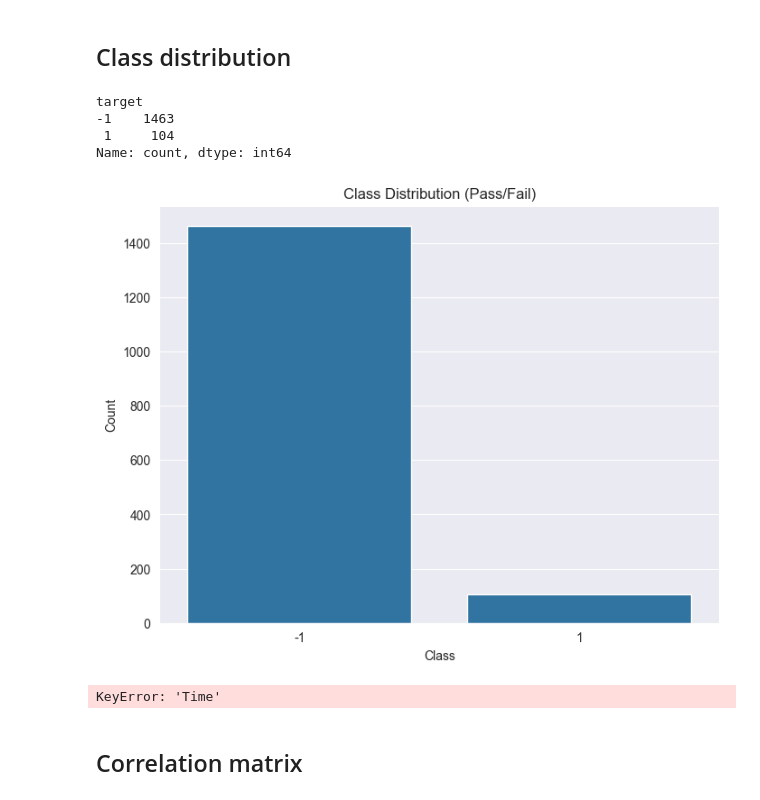
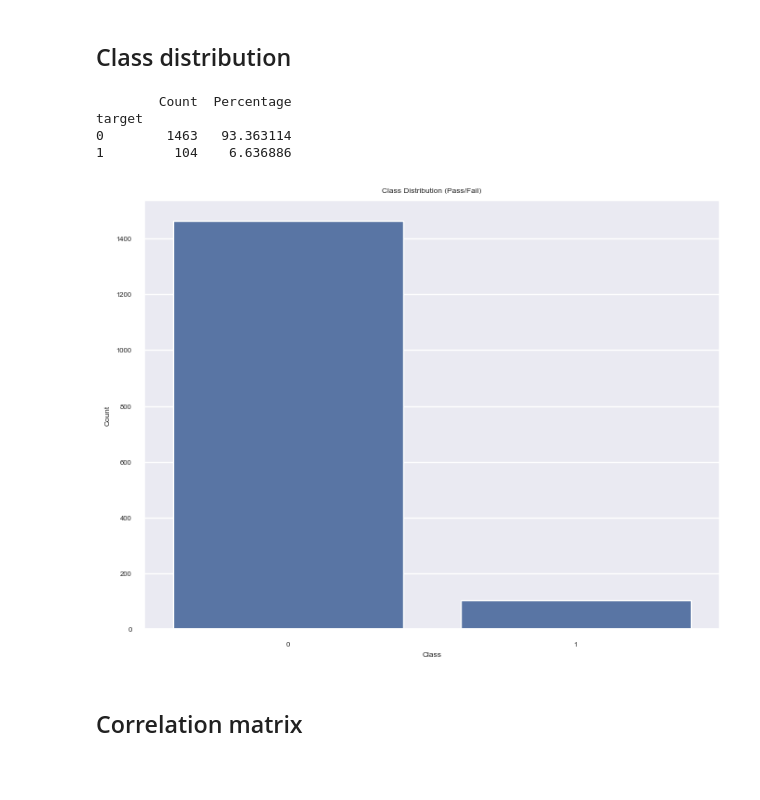
Before and after one commit to mytkom/LogRegCCD, a Jupyter notebook: notebooks/eda_secom.ipynb, the cells around one changed output. Saved outputs shown, nothing was run; the diff lists cells and outputs as text; code cells hidden in the pictures; blank space fills up the shorter version.

```diff
--- a/notebooks/eda_secom.ipynb
+++ b/notebooks/eda_secom.ipynb
@@ -131,29 +131,35 @@ plt.show()
 ## Class distribution
 # %%
 df.rename(columns={'Pass/Fail': 'target'}, inplace=True)
+df['target'] = df['target'].replace({-1: 0})
 
 class_distribution = df['target'].value_counts()
-print(class_distribution)
+class_percentage = df['target'].value_counts(normalize=True) * 100
+
+class_distribution_df = pd.DataFrame({
+    'Count': class_distribution,
+    'Percentage': class_percentage
+})
+
+print(class_distribution_df)
 
 plt.figure(figsize=(8, 6))
 sns.barplot(x=class_distribution.index, y=class_distribution.values)
 plt.title('Class Distribution (Pass/Fail)')
 plt.xlabel('Class')
 plt.ylabel('Count')
 plt.show()
 # %% [output]
+        Count  Percentage
 target
--1    1463
- 1     104
-Name: count, dtype: int64
+0        1463   93.363114
+1         104    6.636886
-[figure, old version]
+[figure, new version]
 # %%
 # Convert the time column to datetime
 df['Time'] = pd.to_datetime(df['Time'])
 df['time_numeric'] = df['Time'].apply(lambda x: x.timestamp())
 df.drop(columns=['Time'], inplace=True)
-# %% [output]
-KeyError: 'Time'
 # %% [markdown]
 ## Correlation matrix
 # %%
```
Also changed, not shown: parts of 5 cells of this notebook, 1 other file.
